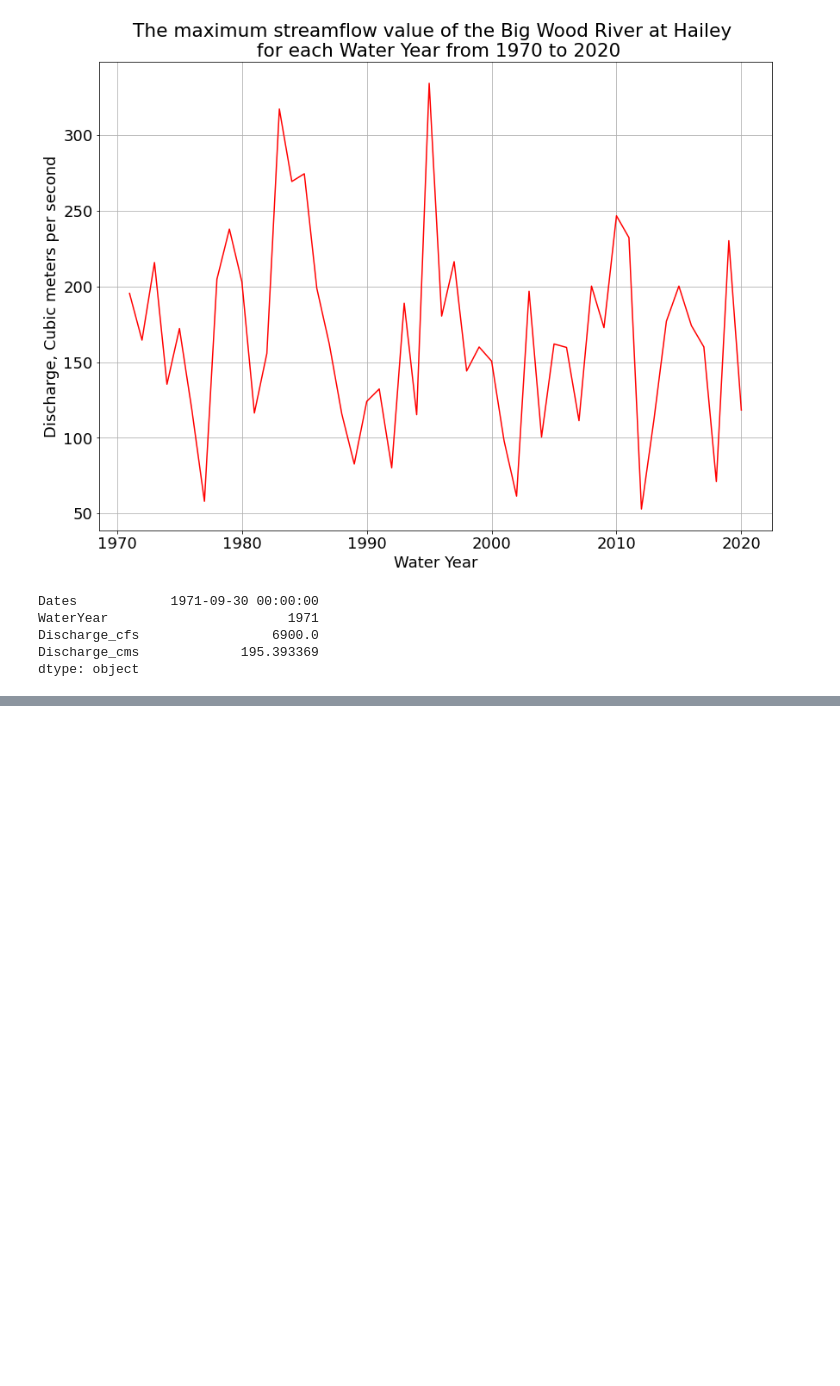
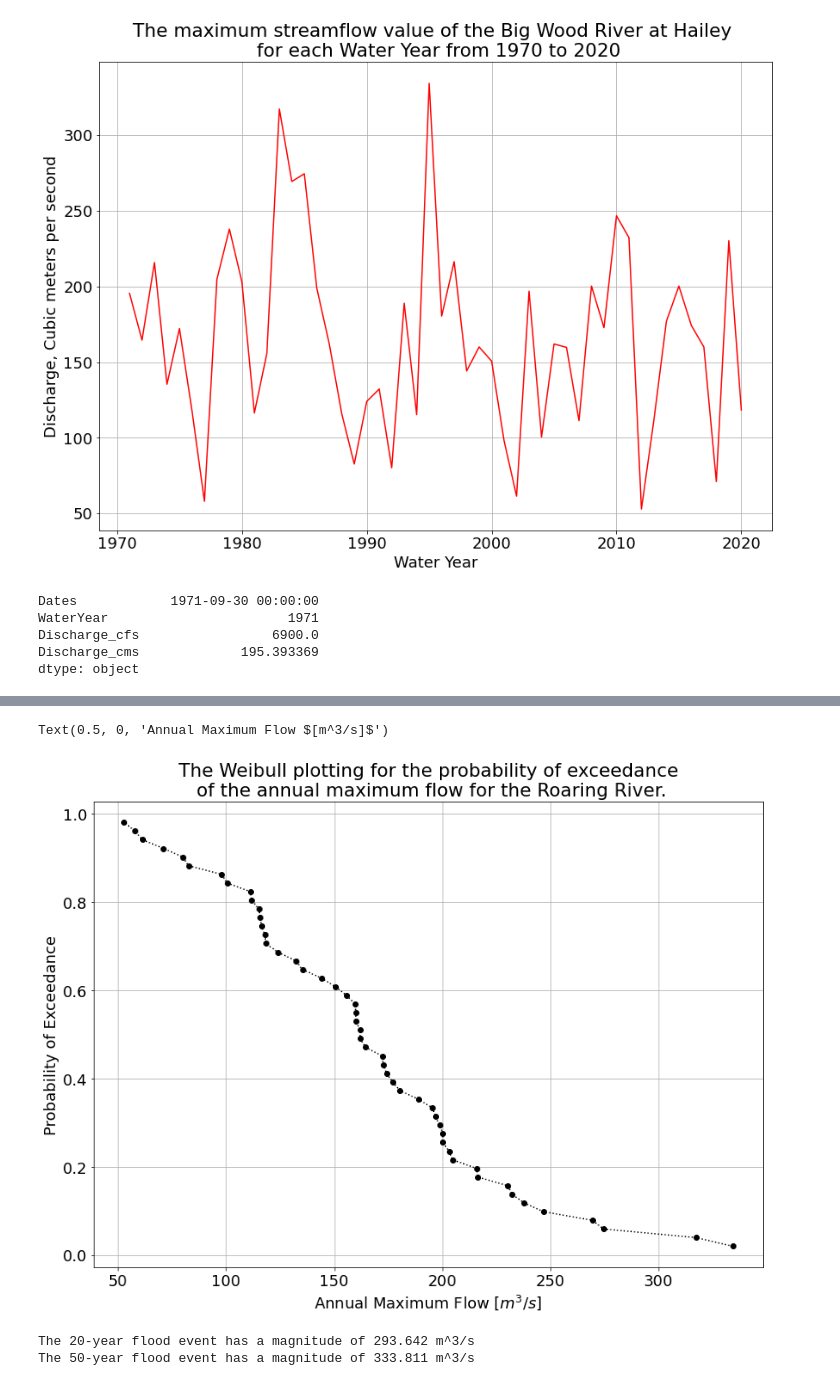
Before and after one commit to motasem-suleiman/Assignments, a Jupyter notebook: First Assignment.ipynb, the cells around one changed output, grey strips where cells are left out. Saved outputs shown, nothing was run; the diff lists cells and outputs as text; code cells hidden in the pictures; blank space fills up the shorter version.

Commit message:
Raring River

```diff
--- a/First Assignment.ipynb
+++ b/First Assignment.ipynb
@@ -179,0 +224,3 @@ dtype: object
+# %%
+Rank=np.arange(50)+1
+Rank
@@ -179,0 +231,3 @@ dtype: object
+# %%
+df['Rank'] = Rank
+df
@@ -179,0 +253,7 @@ dtype: object
+# %%
+n = np.size(Q_ams_sort)
+nPlusOne=n+1
+nPlusOne
+
+df['nPlusOne'] = nPlusOne
+df
@@ -179,0 +279,6 @@ dtype: object
+# %%
+
+df['Probability of Exceedance']=df['Rank']/df['nPlusOne']
+df['Recurrence Interval, Year']=1/df['Probability of Exceedance']
+
+df
@@ -179,0 +304,22 @@ dtype: object
+# %%
+plt.plot(df['Discharge_cms'] ,df['Probability of Exceedance'],'ko:')
+plt.grid()
+plt.ylabel('Probability of Exceedance')
+plt.title("The Weibull plotting for the probability of exceedance\n of the annual maximum flow for the " +str(Name)+ " River.")
+plt.xlabel('Annual Maximum Flow, cubic meter per second')
+plt.xlabel("Annual Maximum Flow"+r" $[m^3/s]$")
+# %% [output]
+Text(0.5, 0, 'Annual Maximum Flow $[m^3/s]$')
+[figure, added]
+# %%
+P20 = 1/20
+P50 = 1/50
+
+Q20 =np.interp(P20,df['Probability of Exceedance'],df['Discharge_cms'])
+Q50 =np.interp(P50,df['Probability of Exceedance'],df['Discharge_cms'])
+
+print('The 20-year flood event has a magnitude of {:.3f} m^3/s'.format(Q20))
+print('The 50-year flood event has a magnitude of {:.3f} m^3/s'.format(Q50))
+# %% [output]
+The 20-year flood event has a magnitude of 293.642 m^3/s
+The 50-year flood event has a magnitude of 333.811 m^3/s
```
Also changed, not shown: parts of 8 cells of this notebook.
